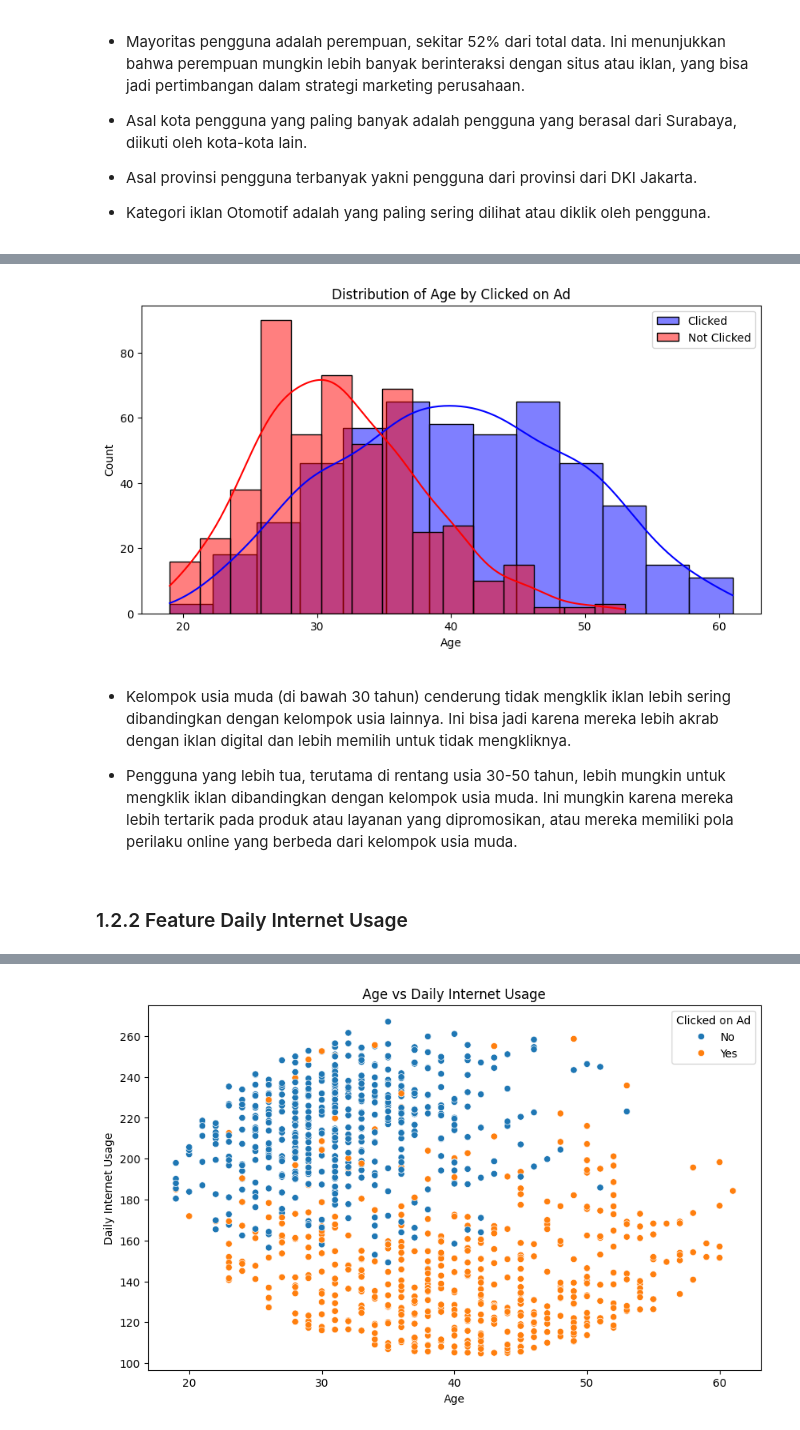
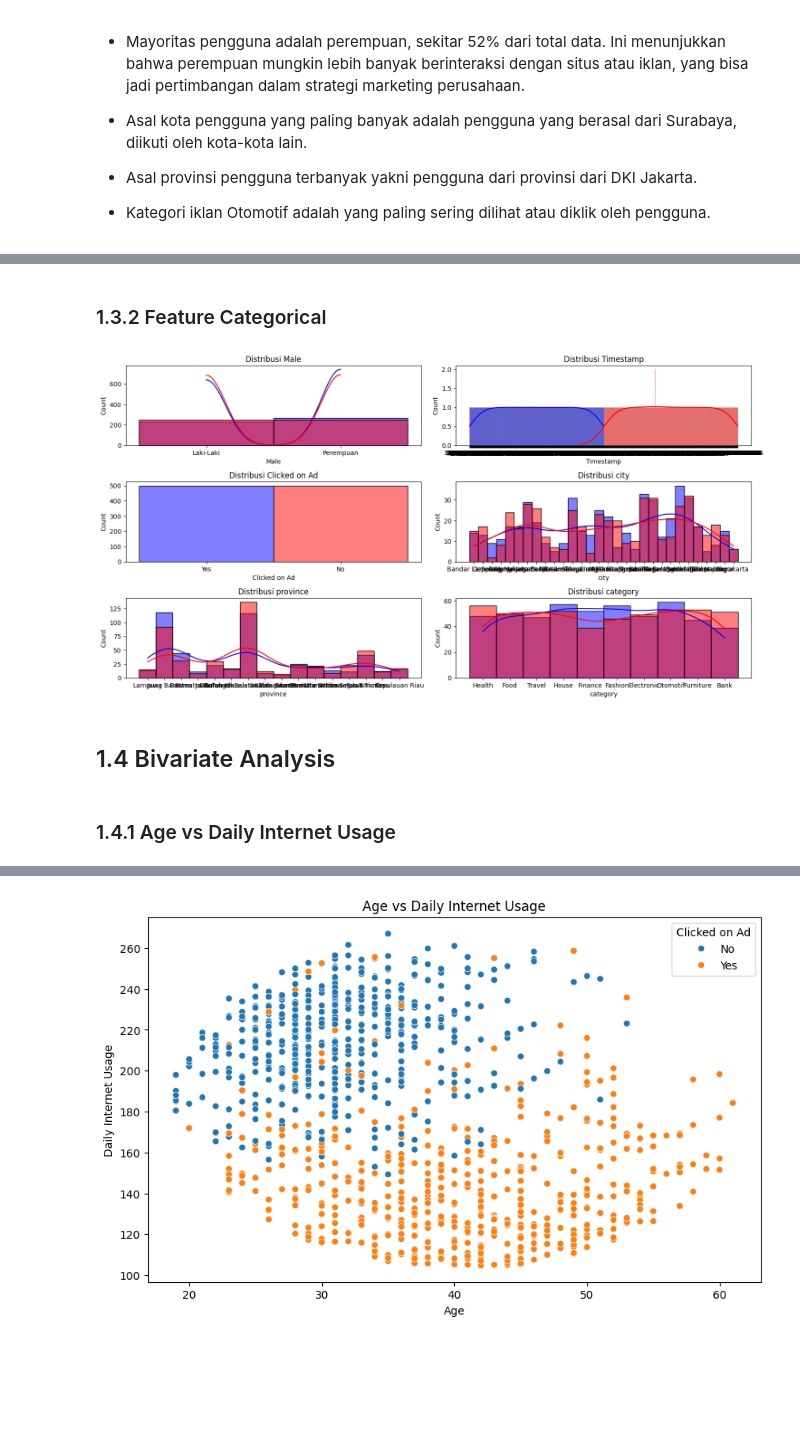
Before and after one commit to AcilRestu12/customer-ads-click-classification, a Jupyter notebook: code/MinPro 2_Tugas 1.ipynb, the cells around one changed output, grey strips where cells are left out. Cells and saved outputs as stored; diff of their text form; code cells hidden in the pictures; blank space fills up the shorter version.

```diff
--- a/code/MinPro 2_Tugas 1.ipynb
+++ b/code/MinPro 2_Tugas 1.ipynb
@@ -138,0 +140,19 @@ df[categorical_features].describe()
+# %%
+# Univariate Analysis for Numeric Variables
+
+# Mengambil fitur numerik
+numeric_features = df.select_dtypes(include=[np.number])
+
+# Menentukan ukuran grid untuk subplot secara dinamis
+num_features = len(numeric_features.columns)
+cols = 3
+rows = math.ceil(num_features / cols)
+
+plt.figure(figsize=(cols * 4, rows * 4))
+for i, column in enumerate(numeric_features.columns, 1):
+    plt.subplot(rows, cols, i)
+    sns.histplot(df[df['Clicked on Ad'] == 'Yes'][column], color='blue', label='Clicked', kde=True)
+    sns.histplot(df[df['Clicked on Ad'] == 'No'][column], color='red', label='Not Clicked', kde=True)
+    plt.title(f'Distribusi {column}')
+plt.tight_layout()
+plt.show()
@@ -139,16 +161,20 @@ df[categorical_features].describe()
+# %% [markdown]
+### 1.3.2 Feature Categorical
 # %%
-# Visualisasi distribusi fitur Age untuk user yang mengklik dan tidak mengklik iklan
-plt.figure(figsize=(10, 5))
-sns.histplot(df[df['Clicked on Ad'] == 'Yes']['Age'], color='blue', label='Clicked', kde=True)
-sns.histplot(df[df['Clicked on Ad'] == 'No']['Age'], color='red', label='Not Clicked', kde=True)
-plt.legend()
-plt.title('Distribution of Age by Clicked on Ad')
+# Univariate Analysis for Categorical Variables
+categorical_features = df.select_dtypes(include=[object])
+plt.figure(figsize=(15, 10))
+for i, column in enumerate(categorical_features.columns, 1):
+    plt.subplot(4, 2, i)
+    # sns.countplot(y=df[column], order=df[column].value_counts().index)
+    sns.histplot(df[df['Clicked on Ad'] == 'Yes'][column], color='blue', label='Clicked', kde=True)
+    sns.histplot(df[df['Clicked on Ad'] == 'No'][column], color='red', label='Not Clicked', kde=True)
+    plt.title(f'Distribusi {column}')
+plt.tight_layout()
 plt.show()
 # %% [output]
-[figure, old version]
+[figure, new version]
-# %% [markdown]
-- Kelompok usia muda (di bawah 30 tahun) cenderung tidak mengklik iklan lebih sering dibandingkan dengan kelompok usia lainnya. Ini bisa jadi karena mereka lebih akrab dengan iklan digital dan lebih memilih untuk tidak mengkliknya.
-
-- Pengguna yang lebih tua, terutama di rentang usia 30-50 tahun, lebih mungkin untuk mengklik iklan dibandingkan dengan kelompok usia muda. Ini mungkin karena mereka lebih tertarik pada produk atau layanan yang dipromosikan, atau mereka memiliki pola perilaku online yang berbeda dari kelompok usia muda.
+# %% [markdown]
+## 1.4 Bivariate Analysis
 # %% [markdown]
-### 1.2.2 Feature Daily Internet Usage
+### 1.4.1 Age vs Daily Internet Usage
```
Also changed, not shown: parts of 14 cells of this notebook, 3 other files.
